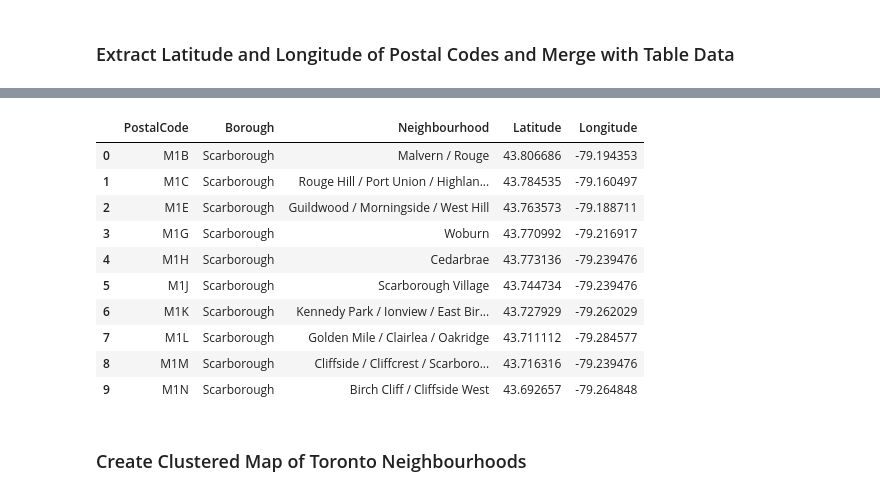
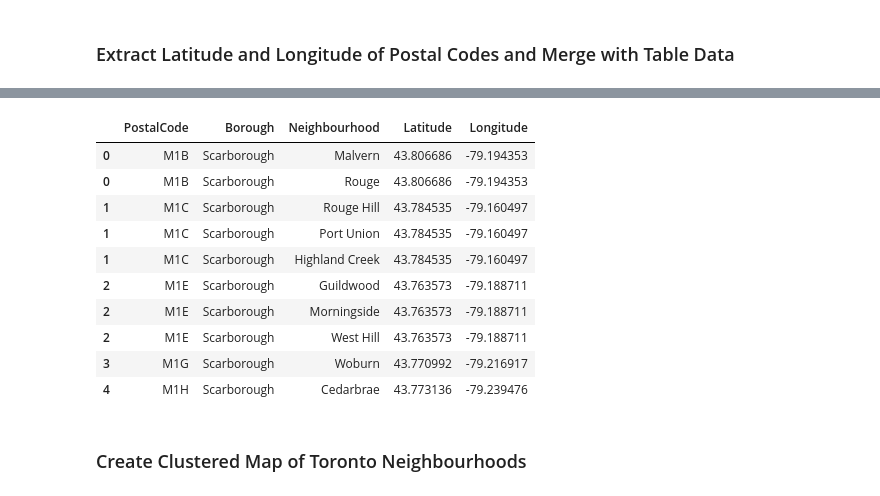
Before and after one commit to rnlclngpilar/SOFE3720-FinalProject, a Jupyter notebook: Final_Project_Clustering_Neighbourhoods.ipynb, the cells around one changed output, grey strips where cells are left out. Drawn from its saved outputs; the diff is of its cells as text; code cells hidden in the pictures.

Commit message:
seperated neighbourhoods

```diff
--- a/Final_Project_Clustering_Neighbourhoods.ipynb
+++ b/Final_Project_Clustering_Neighbourhoods.ipynb
@@ -118,18 +101,20 @@ Saving to: 'GeoSpatial_Data'
 # %%
 df = df.join(geospatial_data.set_index('PostalCode'), on = 'PostalCode')
+df = df.assign(Neighbourhood=df.Neighbourhood.str.split(" / ")).explode('Neighbourhood')
+
 df.head(10)
 # %% [output]
 |  | PostalCode | Borough | Neighbourhood | Latitude | Longitude |
-| 0 | M1B | Scarborough | Malvern / Rouge | 43.806686 | -79.194353 |
-| 1 | M1C | Scarborough | Rouge Hill / Port Union / Highlan... | 43.784535 | -79.160497 |
-| 2 | M1E | Scarborough | Guildwood / Morningside / West Hill | 43.763573 | -79.188711 |
+| 0 | M1B | Scarborough | Malvern | 43.806686 | -79.194353 |
+| 0 | M1B | Scarborough | Rouge | 43.806686 | -79.194353 |
+| 1 | M1C | Scarborough | Rouge Hill | 43.784535 | -79.160497 |
+| 1 | M1C | Scarborough | Port Union | 43.784535 | -79.160497 |
+| 1 | M1C | Scarborough | Highland Creek | 43.784535 | -79.160497 |
+| 2 | M1E | Scarborough | Guildwood | 43.763573 | -79.188711 |
+| 2 | M1E | Scarborough | Morningside | 43.763573 | -79.188711 |
+| 2 | M1E | Scarborough | West Hill | 43.763573 | -79.188711 |
 | 3 | M1G | Scarborough | Woburn | 43.770992 | -79.216917 |
 | 4 | M1H | Scarborough | Cedarbrae | 43.773136 | -79.239476 |
-| 5 | M1J | Scarborough | Scarborough Village | 43.744734 | -79.239476 |
-| 6 | M1K | Scarborough | Kennedy Park / Ionview / East Bir... | 43.727929 | -79.262029 |
-| 7 | M1L | Scarborough | Golden Mile / Clairlea / Oakridge | 43.711112 | -79.284577 |
-| 8 | M1M | Scarborough | Cliffside / Cliffcrest / Scarboro... | 43.716316 | -79.239476 |
-| 9 | M1N | Scarborough | Birch Cliff / Cliffside West | 43.692657 | -79.264848 |
 # %% [markdown]
 ### Create Clustered Map of Toronto Neighbourhoods
 # %%
```
Also changed, not shown: parts of 5 cells of this notebook, 1 other file.
